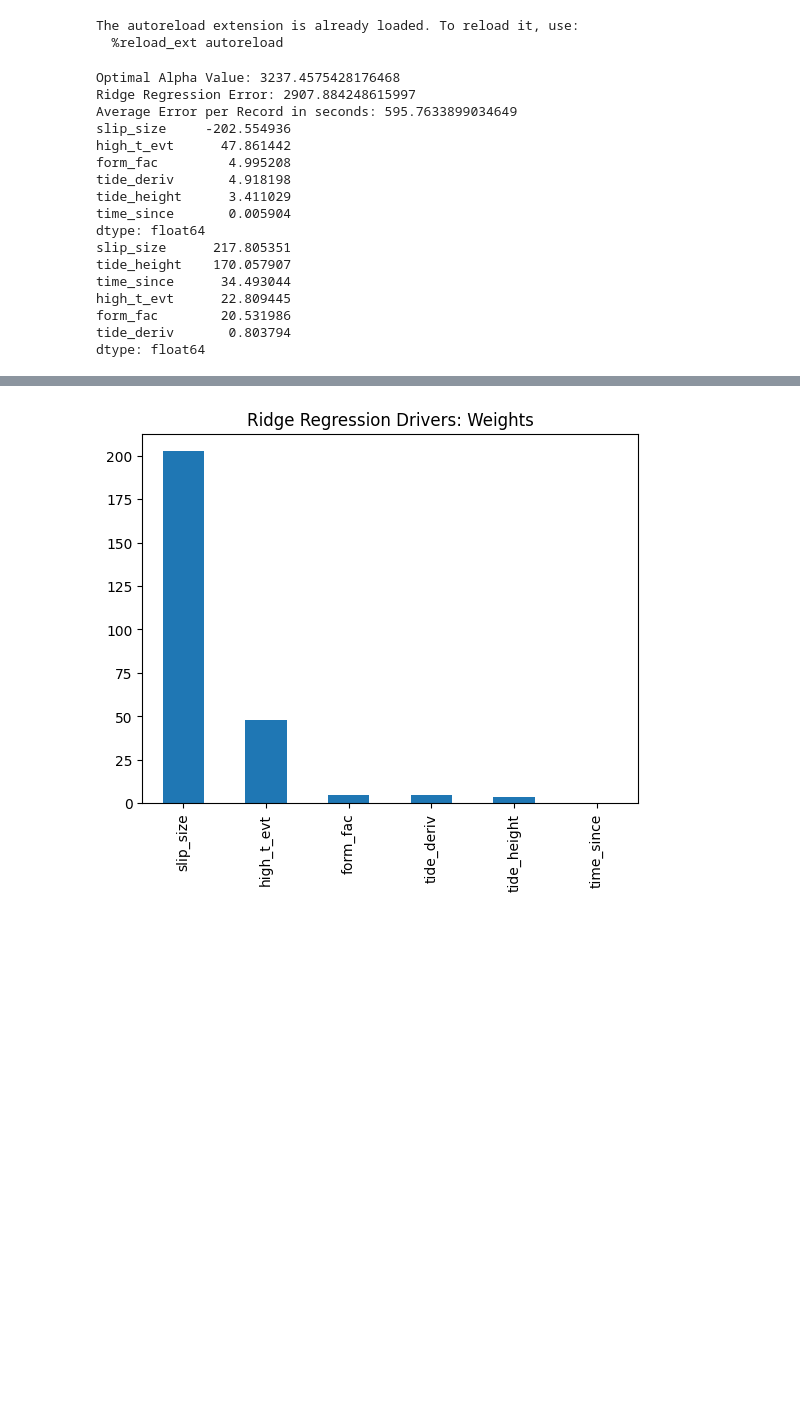
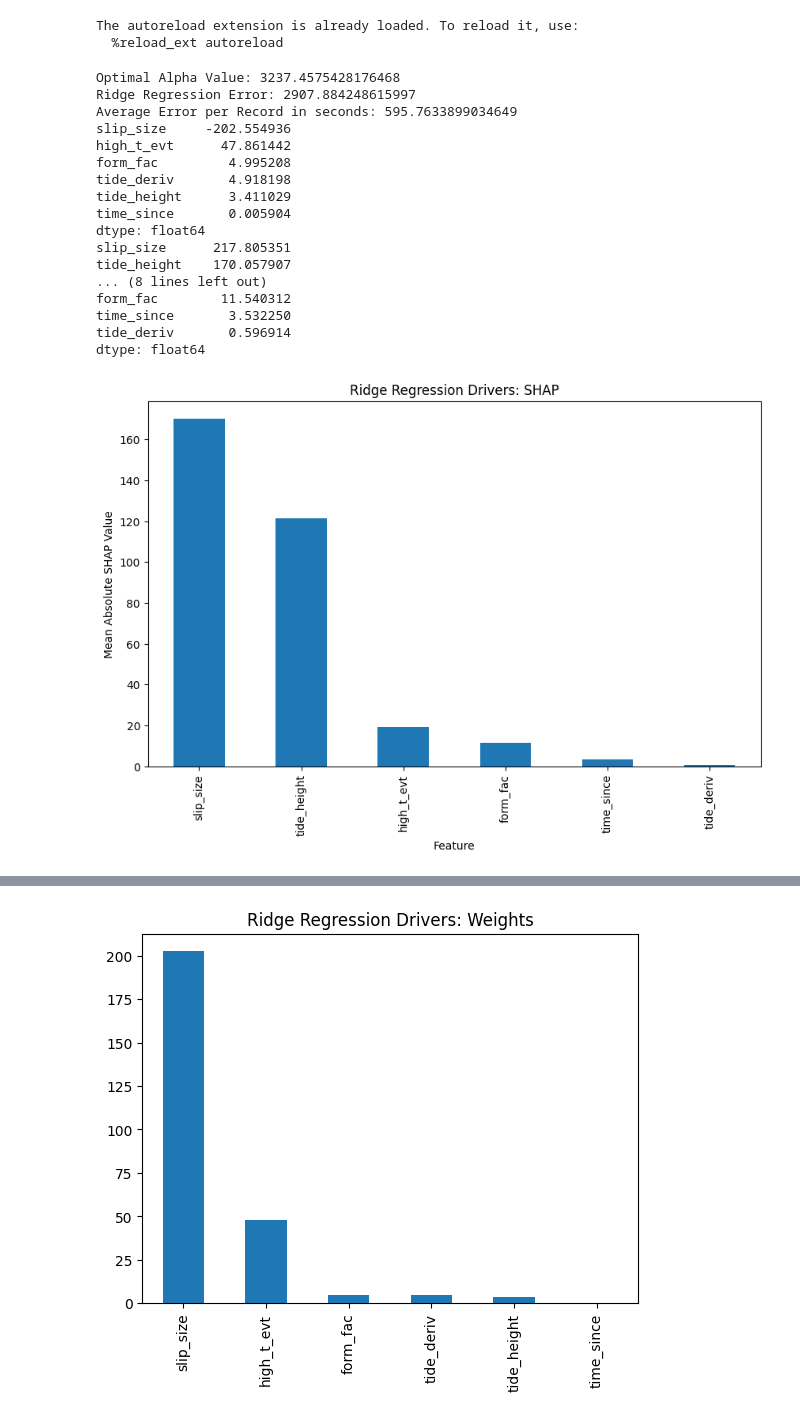
Before and after one commit to Icequake-QRC-Mines/Icequake-QRC-, a Jupyter notebook: Classical/Ridge-Regression.ipynb, the cells around one changed output, grey strips where cells are left out. Saved outputs shown, nothing was run; the diff lists cells and outputs as text; code cells hidden in the pictures; blank space fills up the shorter version.

```diff
--- a/Classical/Ridge-Regression.ipynb
+++ b/Classical/Ridge-Regression.ipynb
@@ -17,7 +18,7 @@ data = pd.read_csv("../Whillians-GPS-Data-and-Features.csv")
 X_train, X_val, X_test, y_train, y_val, y_test, feature_cols = preprocess_data(data)
 # %%
 
-alphas = np.logspace(-2,8) #Testing alpha values between 10^-2 and 10^3
+alphas = np.logspace(-2,8) #Testing alpha values between 10^-2 and 10^8
 val_RMSE =[] # list to store the results from each alpha for comparison
 
 # Running each alpha through the ridge regression, testing how well it does on the validation data, then storing the result in the above list for comparison
@@ -42,47 +43,70 @@ y_full_train = pd.concat([y_train, y_val])
 #print(y_full_train.shape)
 
 # Final ridge regression on test data
-y_final_prediction = Ridge(alpha=optimal_alpha).fit(X_full_train, y_full_train).predict(X_test)
-final_RMSE = root_mean_squared_error(y_test, y_final_prediction)
-RR_MAE = final_RMSE #converting to multiplicative error since the MAE was based on a target column in the log space
-print("Ridge Regression Error:", RR_MAE)
+Ridge_model = Ridge(alpha=optimal_alpha)
+Ridge_model.fit(X_full_train, y_full_train)
+Ridge_prediction = Ridge_model.predict(X_test)
+final_RMSE = root_mean_squared_error(y_test, Ridge_prediction)
+RR_RMSE = final_RMSE
+print("Ridge Regression Error:", RR_RMSE)
 
 #Error per sample in terms of seconds
 
-absoulte_error = np.abs(y_final_prediction - y_test)
-MAE_seconds = mean_absolute_error(y_test, y_final_prediction)
+absoulte_error = np.abs(Ridge_prediction - y_test)
+MAE_seconds = mean_absolute_error(y_test, Ridge_prediction)
 #MAE_seconds = np.mean(absoulte_error)
 print("Average Error per Record in seconds:", MAE_seconds)
 
 #Identification of Driving Parameters Based on Weights:
 
 drivers = pd.Series(Ridge(alpha=optimal_alpha).fit(X_full_train, y_full_train).coef_, index=feature_cols)
 drivers = drivers.sort_values(key=np.abs, ascending=False)
 print(drivers)
 
 #ID of Driving Parameters Based on How Greatly they Vary the Prediction
 feature_std = X_full_train.std(axis=0)
 contribution = feature_std * np.abs(Ridge(alpha=optimal_alpha).fit(X_full_train, y_full_train).coef_)
 drivers_vari = pd.Series(contribution, index=feature_cols).sort_values(ascending=False)
 print(drivers_vari)
+
+#ID of driving parameters based on shap for consistency
+
+#Using the shap library with a copy of the training data to find the driving parameters
+X_shap = X_test.copy()
+explainer_ridge = shap.LinearExplainer(Ridge_model, X_shap, feature_perturbation="interventional") #Using interventional to respect correlation between the features
+
+shap_values_ridge = explainer_ridge.shap_values(X_shap) #Doing linear analysis on ridge using training data
+
+XG_imp = pd.Series(np.abs(shap_values_ridge).mean(axis=0), index=X_shap.columns).sort_values(ascending=False) #Analysis of driving parameters in ridge
+
+print("Ridge Regression Drivers:", XG_imp)
+
+# Creating a bar graph showing the driving parameters for XGBoost
+plt.figure(figsize=(10, 6))
+XG_imp.sort_values(ascending=False).plot(kind="bar")
+plt.title("Ridge Regression Drivers: SHAP")
+plt.ylabel("Mean Absolute SHAP Value")
+plt.xlabel("Feature")
+plt.show()
 # %% [output]
 Optimal Alpha Value: 3237.4575428176468
 Ridge Regression Error: 2907.884248615997
 Average Error per Record in seconds: 595.7633899034649
 slip_size     -202.554936
 high_t_evt      47.861442
 form_fac         4.995208
 tide_deriv       4.918198
 tide_height      3.411029
 time_since       0.005904
 dtype: float64
 slip_size      217.805351
 tide_height    170.057907
-time_since      34.493044
-high_t_evt      22.809445
-form_fac        20.531986
-tide_deriv       0.803794
+... (8 lines left out)
+form_fac        11.540312
+time_since       3.532250
+tide_deriv       0.596914
 dtype: float64
+[figure, added]
 # %%
 data[data.isna().any(axis=1)]
 # %% [output]
```
Also changed, not shown: parts of 2 cells of this notebook, 3 other files.
